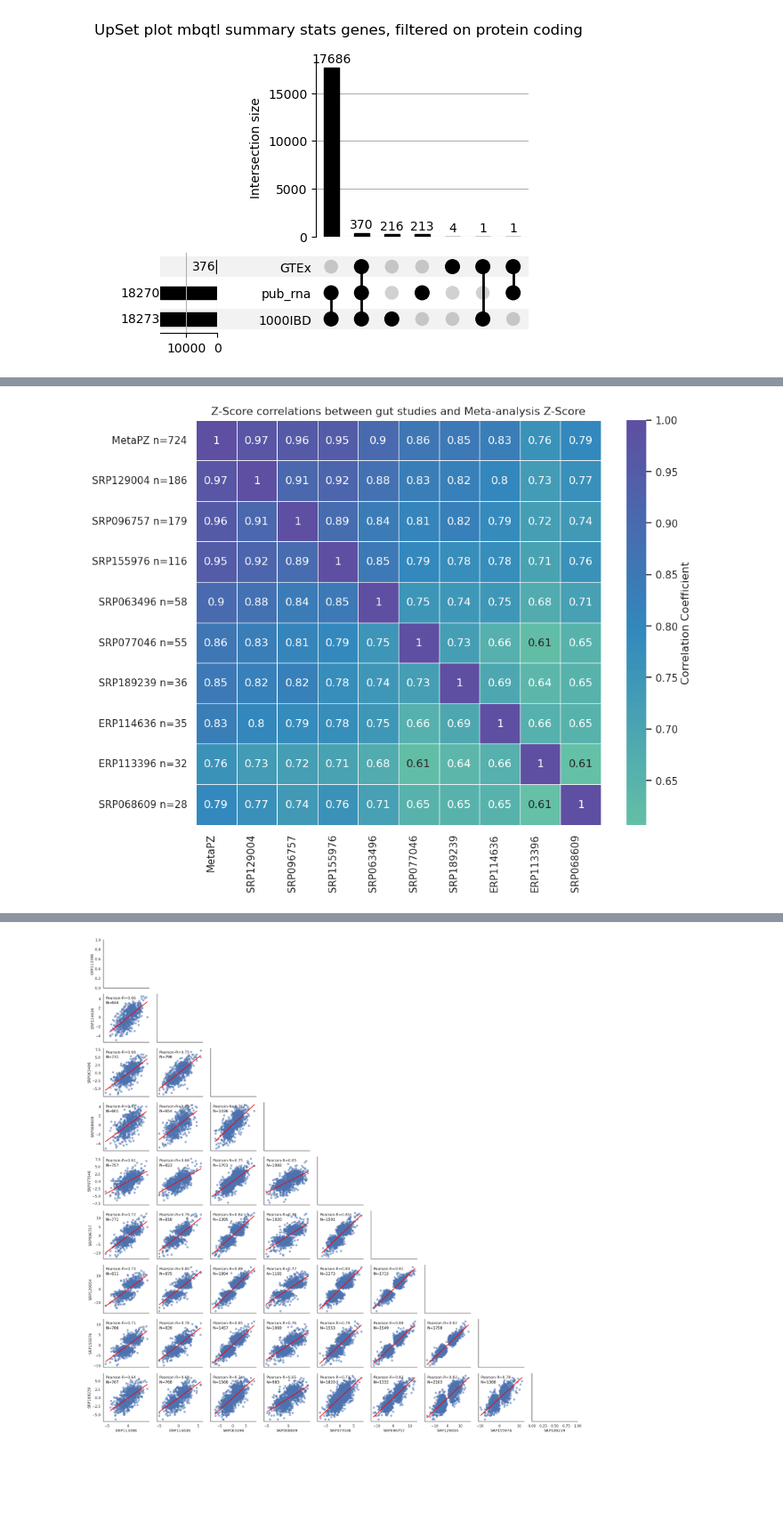
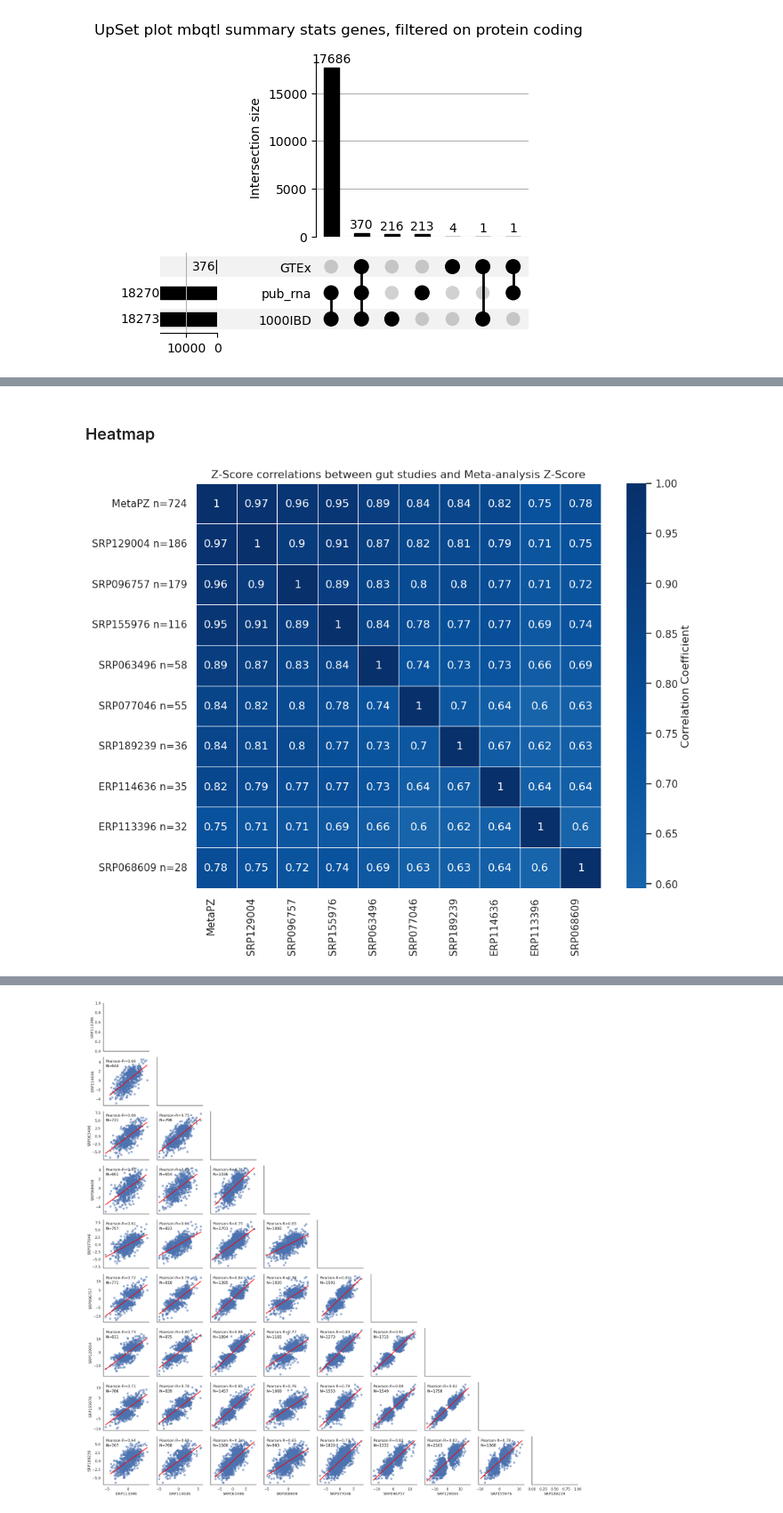
Before and after one commit to PRiesebos/DSLS-Genetics-Internship-Scripts, a Jupyter notebook: jupyter_notebooks/mbQTL_output_protein_coding_filtered_inspection.ipynb, the cells around one changed output, grey strips where cells are left out. Shown at 89% size. Saved outputs shown, nothing was run; the diff lists cells and outputs as text; code cells hidden in the pictures; blank space fills up the shorter version.

Commit message:
More graphs, and code fixes

```diff
--- a/jupyter_notebooks/mbQTL_output_protein_coding_filtered_inspection.ipynb
+++ b/jupyter_notebooks/mbQTL_output_protein_coding_filtered_inspection.ipynb
@@ -17,0 +21,4 @@ from scipy.stats import pearsonr
+# %%
+# pub rna mbQTL output (summary stats) before and after qvalue filter
+pub_rna_new_qvalue = pd.read_csv("/groups/umcg-fg/tmp04/projects/gut-bulk/ongoing/2024-02-07-GutPublicRNASeq/datasets/pub_rna/mbqtl_output_pub_rna_exp_fixed/merged_topeffects_qvalue.txt", sep='\t')
+pub_rna_new = pd.read_csv("/groups/umcg-fg/tmp04/projects/gut-bulk/ongoing/2024-02-07-GutPublicRNASeq/datasets/pub_rna/mbqtl_output_pub_rna_exp_fixed/merged_topeffects_final.txt", sep='\t')
@@ -251,7 +211,7 @@ Overlap stays the same at 150 eQTLs
 # %% [markdown]
 ## Dataset cleanup and preparations
 # %%
-filtered_mbqtl = pub_rna[pub_rna["Gene"].isin(genes["Gene"])]
+filtered_mbqtl = pub_rna_new.copy()
 filtered_mbqtl
 # %% [output]
 |  | Gene | GeneChr | GenePos | GeneStrand | GeneSymbol | SNP | SNPChr | SNPPos | SNPAlleles | ... |
@@ -387,0 +352,34 @@ plt.show()
+# %%
+dataframes = [
+    ('werna_gtex', werna_gtex),
+    ('gtex_werna', gtex_werna),
+    ('pub_rna_werna', pub_rna_werna),
+    ('werna_pub_rna', werna_pub_rna),
+    ('pub_rna_gtex', pub_rna_gtex),
+    ('gtex_pub_rna', gtex_pub_rna)
+]
+
+# Set up subplots
+fig, axes = plt.subplots(3, 2, figsize=(14, 16))
+axes = axes.flatten()
+
+# Plot MetaPZ vs MetaPZ_chrom for each dataframe and add trendlines
+for i, (name, df) in enumerate(dataframes):
+    x = df['MetaPZ']
+    y = df['MetaPZ_chrom']
+
+    # Scatter plot
+    axes[i].scatter(x, y, alpha=0.6)
+
+    # Add trendline
+    z = np.polyfit(x, y, 1)  # Fit linear regression (1st-degree polynomial)
+    p = np.poly1d(z)
+    axes[i].plot(x, p(x), "r--")  # Plot the trendline in red dashed style
+
+    # Labels and titles
+    axes[i].set_title(f'{name}: MetaPZ vs MetaPZ_chrom')
+    axes[i].set_xlabel('MetaPZ')
+    axes[i].set_ylabel('MetaPZ_chrom')
+
+plt.tight_layout()
+plt.show()
@@ -388,3 +499,5 @@ plt.show()
+# %% [markdown]
+### Heatmap
 # %%
 # Define a function to extract dataset size and handle "MetaPZ"
 def get_dataset_size(label):
@@ -407,33 +520,33 @@ sorted_indices = np.argsort(dataset_sizes)[::-1]  # Descending order
 sorted_x_labels = [x_labels[i] for i in sorted_indices]
 sorted_y_labels = [y_labels[i] for i in sorted_indices]
 
 # Split the 'DatasetZScores' column into separate columns
 dataset_columns = filtered_mbqtl['DatasetZScores'].str.split(';', expand=True)
 
 # Convert dataset columns to numeric values, replace '-' with NaN
 dataset_columns = dataset_columns.replace('-', np.nan).apply(pd.to_numeric)
 
 # Concatenate MetaPZ and dataset columns
 df = pd.concat([filtered_mbqtl[['MetaPZ']], dataset_columns], axis=1)
 
 # Sort the dataframe columns based on sorted indices
 df_sorted = df.iloc[:, sorted_indices]
 
 # Calculate the pairwise correlation matrix
 pairwise_corr = df_sorted.corr()
 
 # Plotting the pairwise correlation matrix
-sns.set(style="white")
+sns.set_theme(style="white")
 mask = np.triu(np.ones_like(pairwise_corr, dtype=bool))  # Mask to avoid duplicate plots
 plt.figure(figsize=(10, 8))
-heatmap = sns.heatmap(pairwise_corr, annot=True, cmap='Spectral', center=0, square=True, linewidths=0.5,
+heatmap = sns.heatmap(pairwise_corr, annot=True, cmap='Blues', center=0, square=True, linewidths=0.5,
                       cbar_kws={'label': 'Correlation Coefficient'})
 plt.title("Z-Score correlations between gut studies and Meta-analysis Z-Score")
 
 # Set x-axis and y-axis labels
 heatmap.set_xticklabels(sorted_x_labels, rotation=90, ha='right')
 heatmap.set_yticklabels(sorted_y_labels, rotation=0)
 
 plt.show()
 # %% [output]
-[figure, old version]
+[figure, new version]
```
Also changed, not shown: parts of 44 cells of this notebook, 4 other files.
